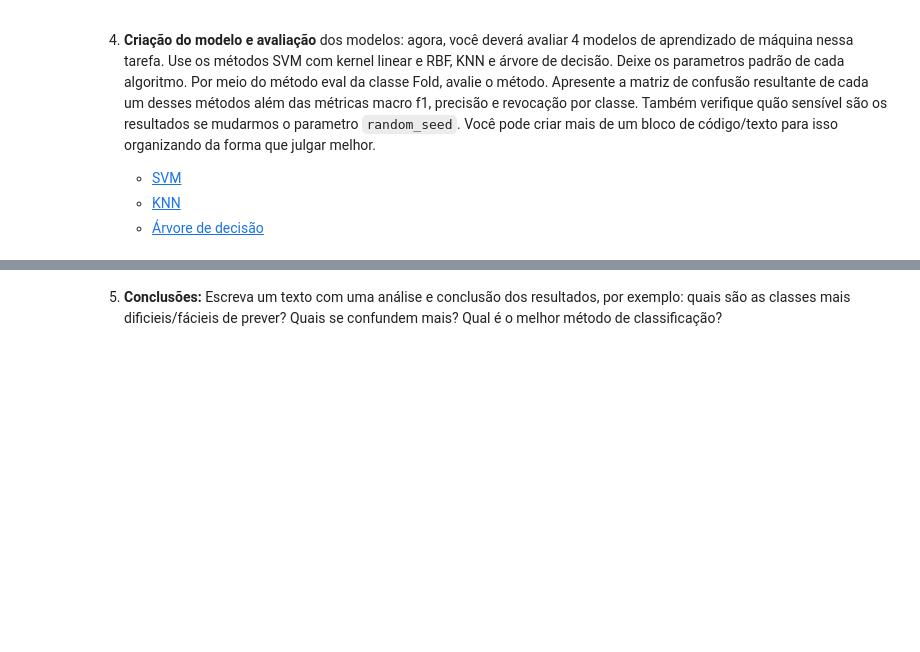
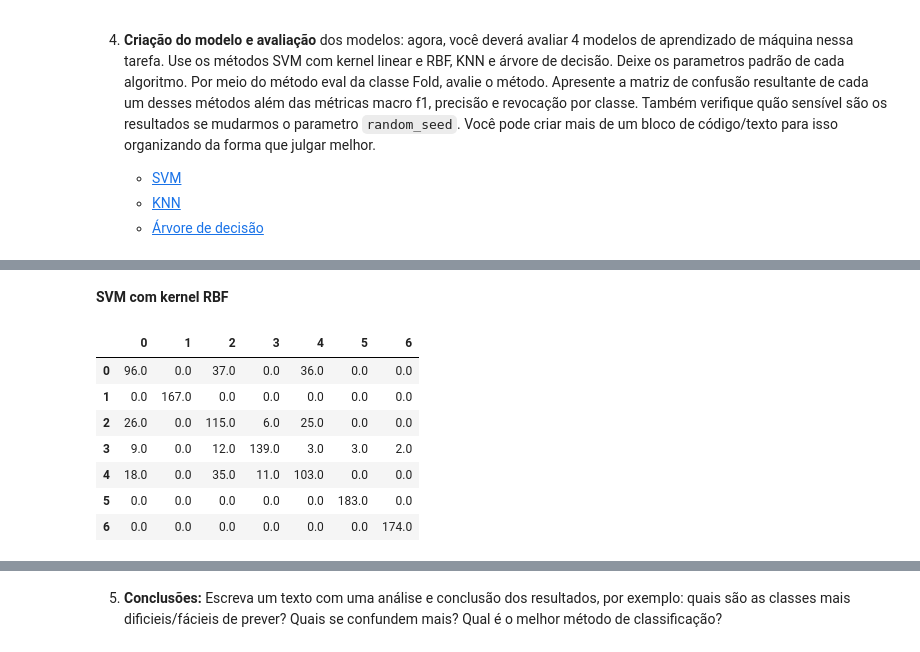
Before and after one commit to lucashuati/machine-learnig, a Jupyter notebook: pratica3/Avaliação - Classificação de Imagens.ipynb, the cells around one changed output, grey strips where cells are left out. Saved outputs shown, nothing was run; the diff lists cells and outputs as text; code cells hidden in the pictures; blank space fills up the shorter version.

```diff
--- a/pratica3/Avaliação - Classificação de Imagens.ipynb
+++ b/pratica3/Avaliação - Classificação de Imagens.ipynb
@@ -127,0 +174,22 @@ A matriz de confusão já está implementada, as demais possuem algo para você
+# %% [markdown]
+**SVM com kernel RBF**
+# %%
+from resultado import Fold
+from sklearn.svm import SVC
+
+clf_svm_rbf = SVC(gamma='scale', kernel='rbf')
+fold = Fold(df_treino, df_teste,'y-i')
+resultado = fold.eval(clf_svm_rbf)
+result_svm_rbf = resultado.show_results(method_name='SVM RBF')
+resultados = resultados.append(result_svm_rbf)
+result_svm_rbf_by_class = resultado.show_results_by_class(method_name='svm_rbf')
+pd.DataFrame(resultado.mat_confusao)
+# %% [output]
+|  | 0 | 1 | 2 | 3 | 4 | 5 | 6 |
+| 0 | 96.0 | 0.0 | 37.0 | 0.0 | 36.0 | 0.0 | 0.0 |
+| 1 | 0.0 | 167.0 | 0.0 | 0.0 | 0.0 | 0.0 | 0.0 |
+| 2 | 26.0 | 0.0 | 115.0 | 6.0 | 25.0 | 0.0 | 0.0 |
+| 3 | 9.0 | 0.0 | 12.0 | 139.0 | 3.0 | 3.0 | 2.0 |
+| 4 | 18.0 | 0.0 | 35.0 | 11.0 | 103.0 | 0.0 | 0.0 |
+| 5 | 0.0 | 0.0 | 0.0 | 0.0 | 0.0 | 183.0 | 0.0 |
+| 6 | 0.0 | 0.0 | 0.0 | 0.0 | 0.0 | 0.0 | 174.0 |
```
Also changed, not shown: parts of 12 cells of this notebook, 1 other file.
